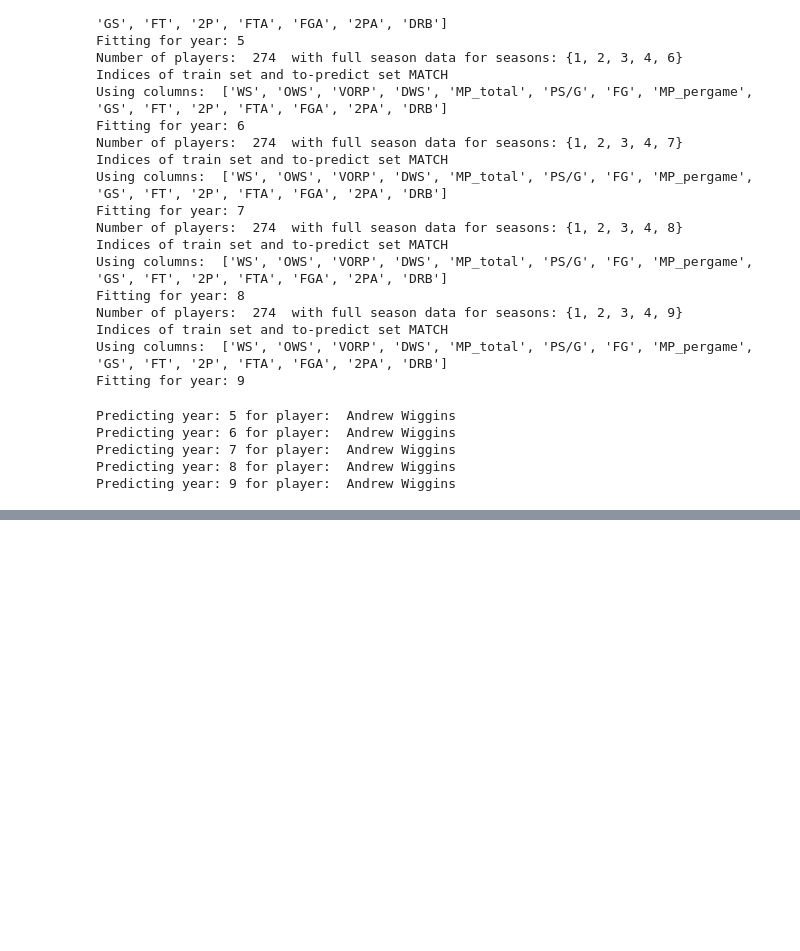
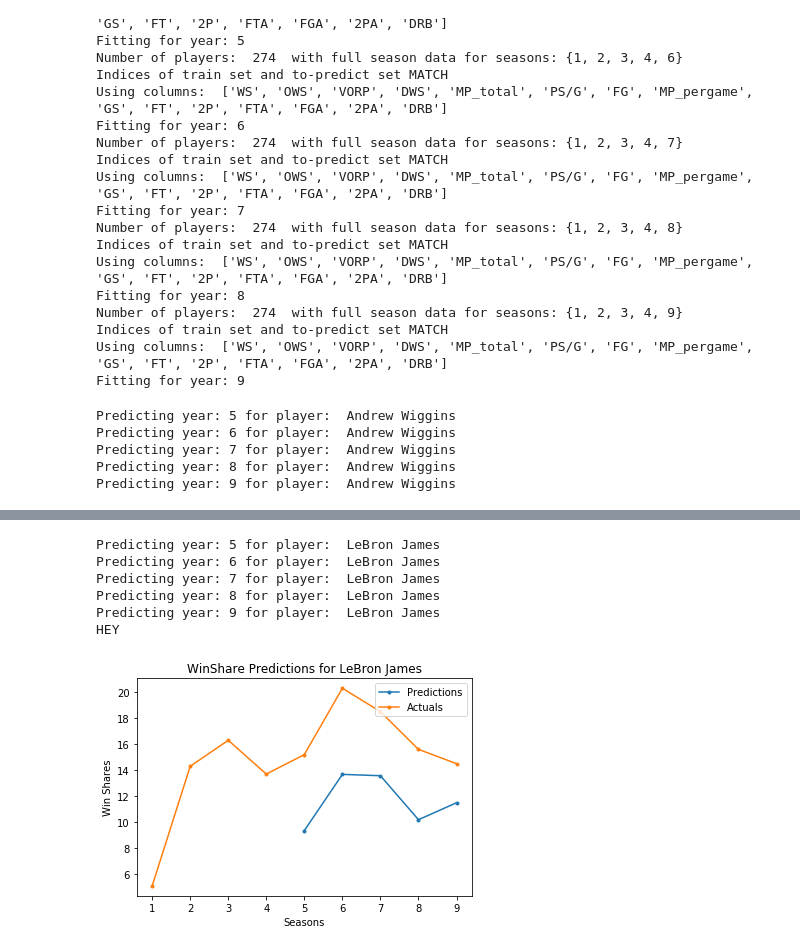
Before and after one commit to KirkAVoss/kv-capstone, a Jupyter notebook: NBAwinshare/2018.11.29_KV_Work.ipynb, the cells around one changed output, grey strips where cells are left out. Cells and saved outputs as stored; diff of their text form; code cells hidden in the pictures; blank space fills up the shorter version.

```diff
--- a/NBAwinshare/2018.11.29_KV_Work.ipynb
+++ b/NBAwinshare/2018.11.29_KV_Work.ipynb
@@ -266,0 +280,12 @@ sr.plot_player_arc(fullstats,'Andrew Wiggins',wiggins_dict)
+# %%
+lbj = sr.get_single_player_first_x_full_years(fullstats,'LeBron James')
+lbj_dict = sr.predict(lbj)
+sr.plot_player_arc(fullstats,'LeBron James',lbj_dict)
+# %% [output]
+Predicting year: 5 for player:  LeBron James
+Predicting year: 6 for player:  LeBron James
+Predicting year: 7 for player:  LeBron James
+Predicting year: 8 for player:  LeBron James
+Predicting year: 9 for player:  LeBron James
+HEY
+[figure, added]
```
Also changed, not shown: parts of 2 cells of this notebook, 3 other files.
